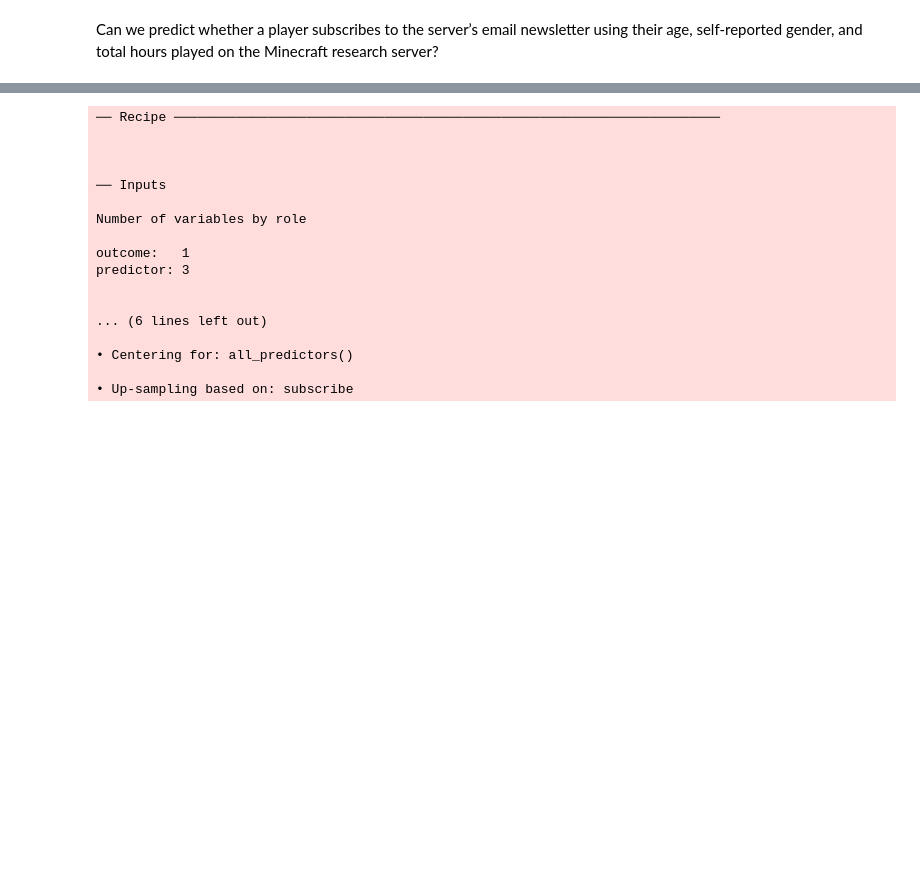
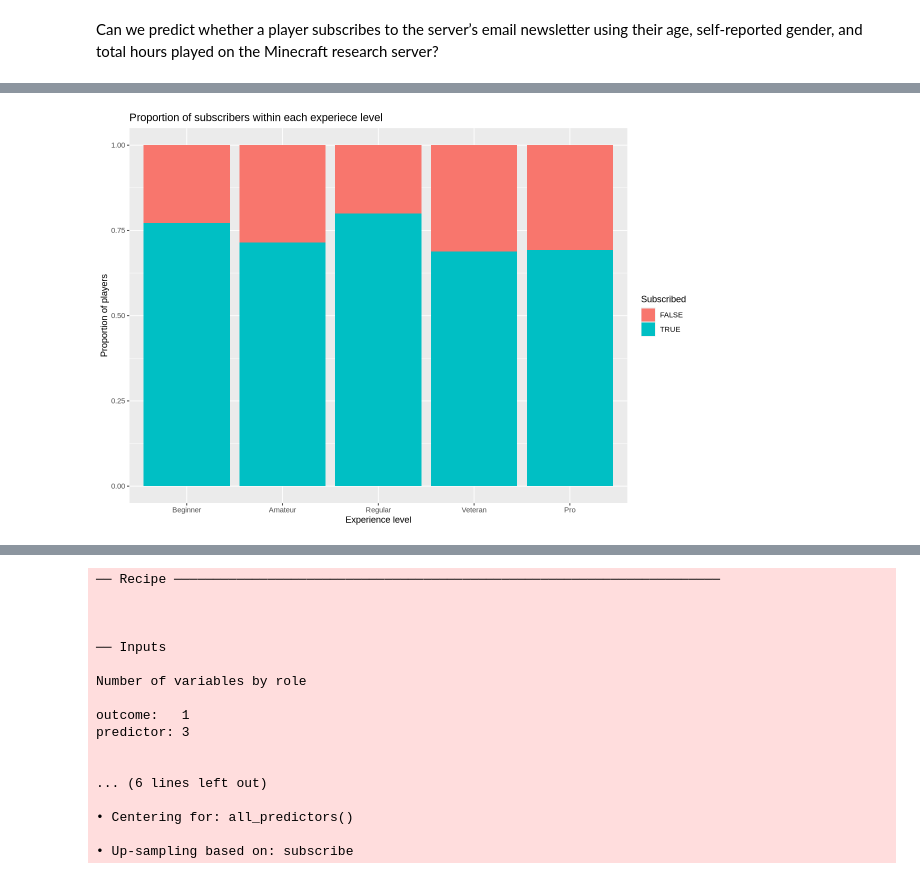
Before and after one commit to vanessapan07/dsci-project-009-19, a Jupyter notebook: final project.ipynb, the cells around one changed output, grey strips where cells are left out. Saved outputs shown, nothing was run; the diff lists cells and outputs as text; code cells hidden in the pictures; blank space fills up the shorter version.

```diff
--- a/final project.ipynb
+++ b/final project.ipynb
@@ -59,0 +42,9 @@ A tibble: 194 × 7
+# %%
+players_clean_viz <- players|>
+           mutate(
+            subscribe = as.factor(subscribe),
+            experience = factor(
+                experience,
+                levels = c("Beginner", "Amateur", "Regular", "Veteran", "Pro")
+                ))|>
+        drop_na()
@@ -59,0 +62,12 @@ A tibble: 194 × 7
+# %%
+players_clean_viz |>
+    ggplot(aes(x = experience, fill = subscribe))+
+    geom_bar(position = "fill") +
+    labs(
+        title = "Proportion of subscribers within each experiece level",
+        x = "Experience level",
+        y = "Proportion of players",
+        fill = "Subscribed"
+        )
+# %% [output]
+[figure, added]
```
Also changed, not shown: parts of 10 cells of this notebook.
